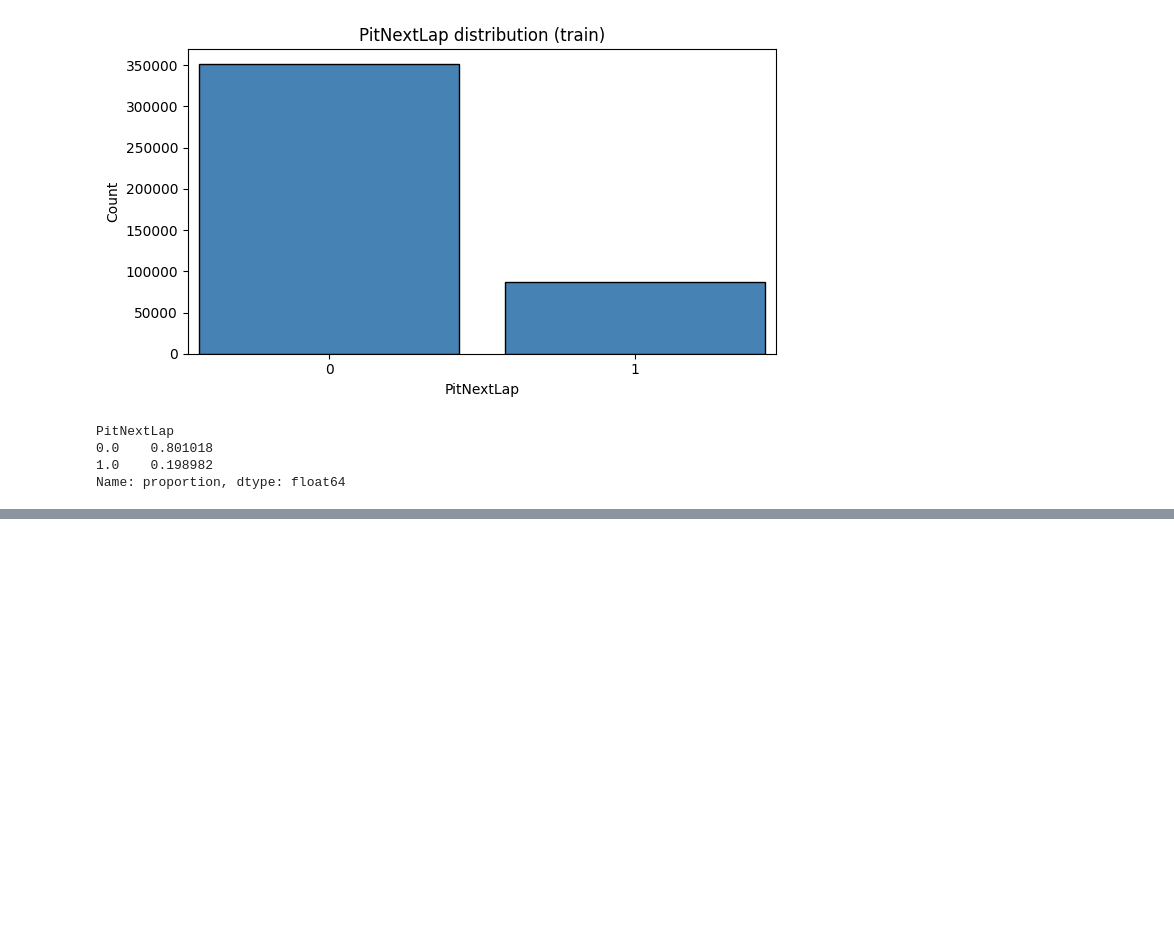
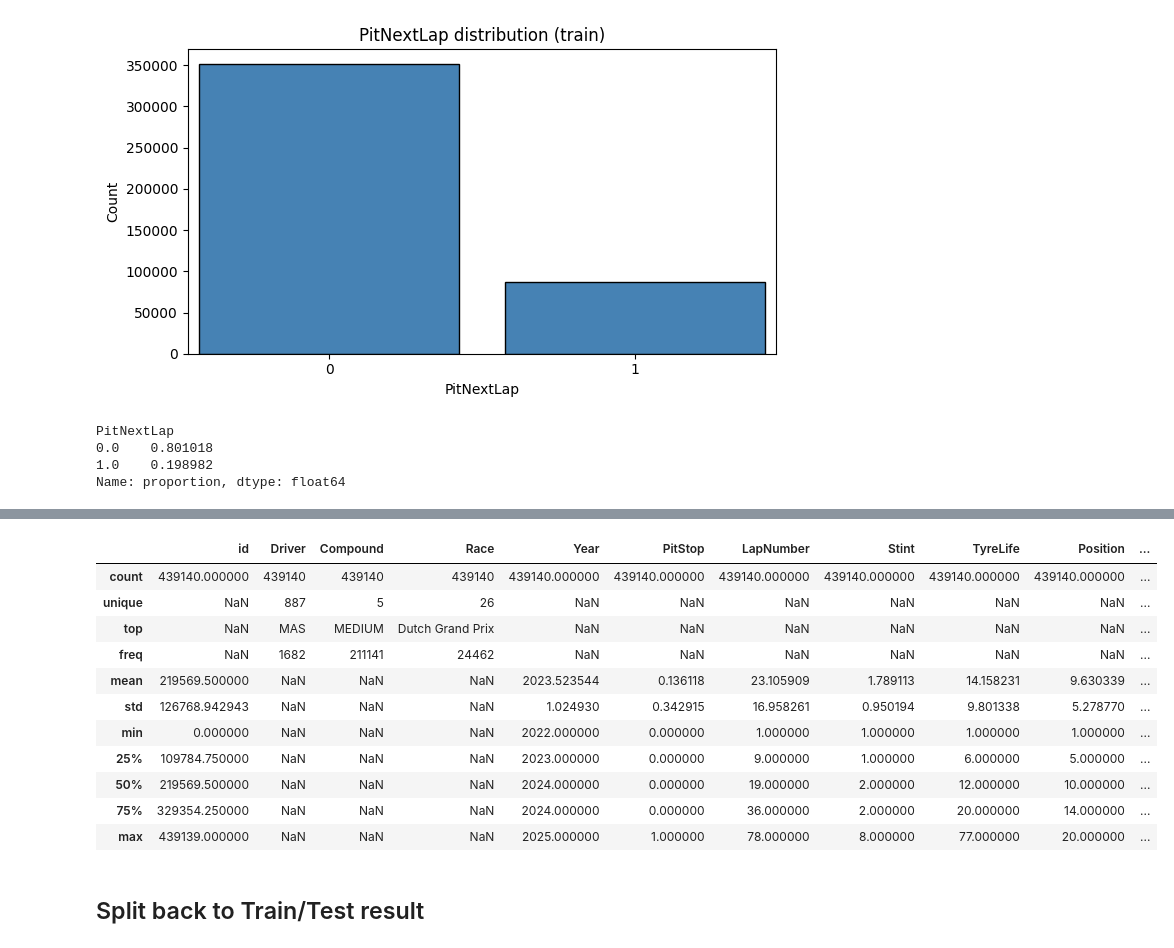
Before and after one commit to ethan-yong/F1-pitstop-prediction, a Jupyter notebook: analysis.ipynb, the cells around one changed output, grey strips where cells are left out. Saved outputs shown, nothing was run; the diff lists cells and outputs as text; code cells hidden in the pictures; blank space fills up the shorter version.

```diff
--- a/analysis.ipynb
+++ b/analysis.ipynb
@@ -119,0 +189,15 @@ Name: proportion, dtype: float64
+# %%
+train.describe(include="all")
+# %% [output]
+|  | id | Driver | Compound | Race | Year | PitStop | LapNumber | Stint | TyreLife | Position | ... |
+| count | 439140.000000 | 439140 | 439140 | 439140 | 439140.000000 | 439140.000000 | 439140.000000 | 439140.000000 | 439140.000000 | 439140.000000 | ... |
+| unique | NaN | 887 | 5 | 26 | NaN | NaN | NaN | NaN | NaN | NaN | ... |
+| top | NaN | MAS | MEDIUM | Dutch Grand Prix | NaN | NaN | NaN | NaN | NaN | NaN | ... |
+| freq | NaN | 1682 | 211141 | 24462 | NaN | NaN | NaN | NaN | NaN | NaN | ... |
+| mean | 219569.500000 | NaN | NaN | NaN | 2023.523544 | 0.136118 | 23.105909 | 1.789113 | 14.158231 | 9.630339 | ... |
+| std | 126768.942943 | NaN | NaN | NaN | 1.024930 | 0.342915 | 16.958261 | 0.950194 | 9.801338 | 5.278770 | ... |
+| min | 0.000000 | NaN | NaN | NaN | 2022.000000 | 0.000000 | 1.000000 | 1.000000 | 1.000000 | 1.000000 | ... |
+| 25% | 109784.750000 | NaN | NaN | NaN | 2023.000000 | 0.000000 | 9.000000 | 1.000000 | 6.000000 | 5.000000 | ... |
+| 50% | 219569.500000 | NaN | NaN | NaN | 2024.000000 | 0.000000 | 19.000000 | 2.000000 | 12.000000 | 10.000000 | ... |
+| 75% | 329354.250000 | NaN | NaN | NaN | 2024.000000 | 0.000000 | 36.000000 | 2.000000 | 20.000000 | 14.000000 | ... |
+| max | 439139.000000 | NaN | NaN | NaN | 2025.000000 | 1.000000 | 78.000000 | 8.000000 | 77.000000 | 20.000000 | ... |
@@ -119,0 +360,2 @@ Name: proportion, dtype: float64
+# %% [markdown]
+## Split back to Train/Test result
```
Also changed, not shown: parts of 19 cells of this notebook, 1 other file.
